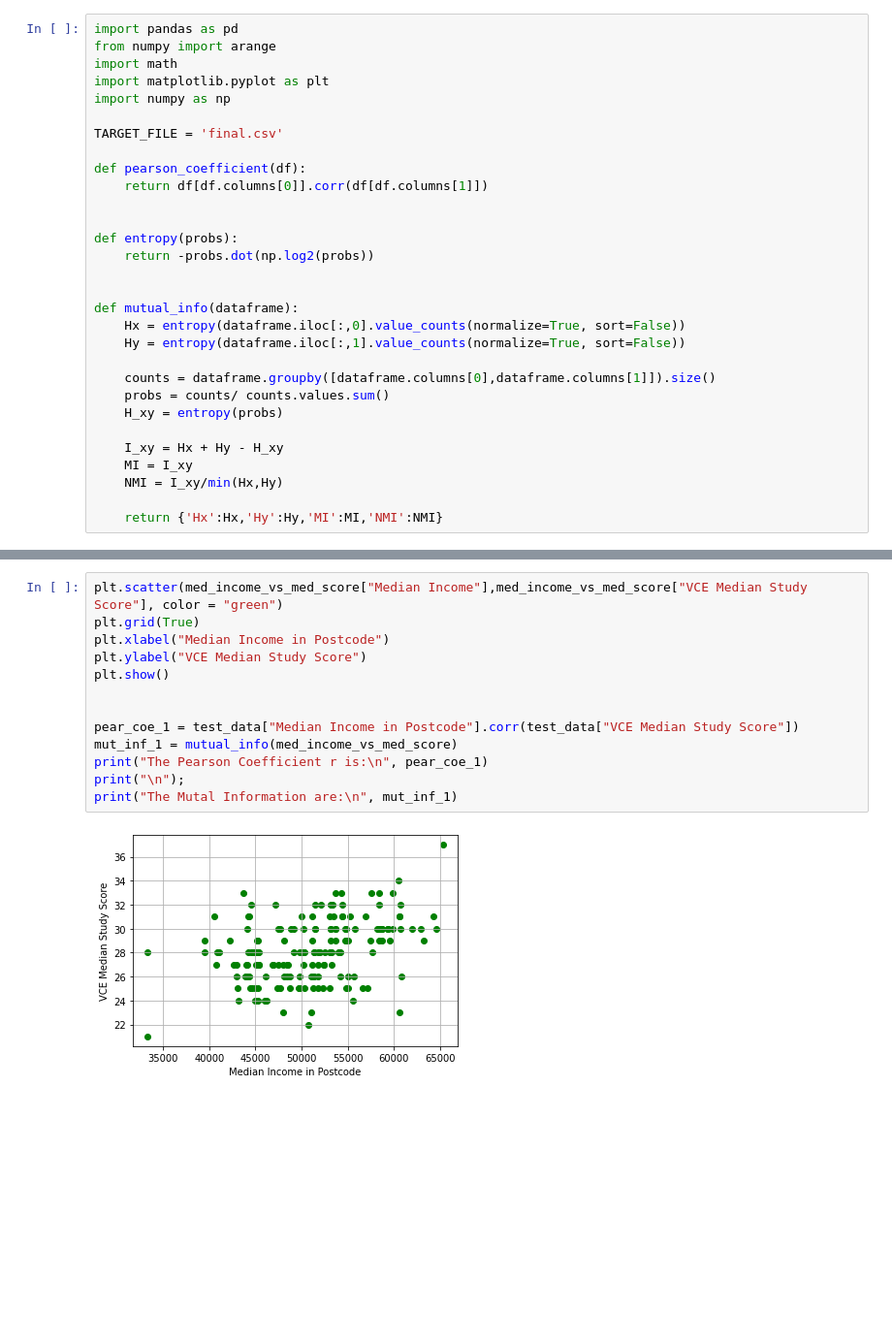
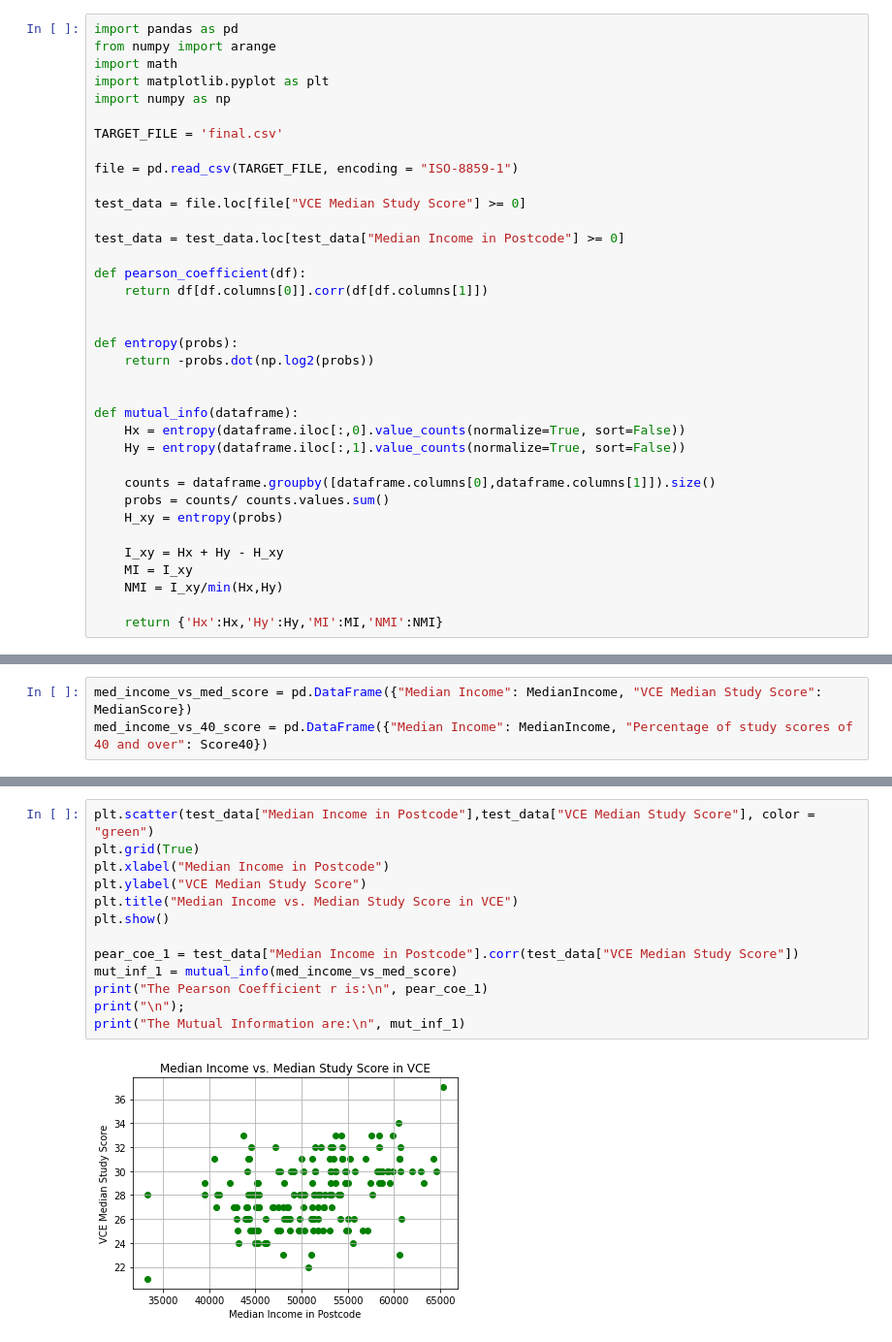
Before and after one commit to Benny-900906/COMP20008-assignment2, a Jupyter notebook: pearson_and_mutal_information.ipynb, the cells around one changed output, grey strips where cells are left out. Shown: that part at 97% size. Saved outputs shown, nothing was run; the diff lists cells and outputs as text; blank space fills up the shorter version.

```diff
--- a/pearson_and_mutal_information.ipynb
+++ b/pearson_and_mutal_information.ipynb
@@ -6,6 +6,12 @@ import matplotlib.pyplot as plt
 import numpy as np
 
 TARGET_FILE = 'final.csv'
+
+file = pd.read_csv(TARGET_FILE, encoding = "ISO-8859-1")
+
+test_data = file.loc[file["VCE Median Study Score"] >= 0]
+
+test_data = test_data.loc[test_data["Median Income in Postcode"] >= 0]
 
 def pearson_coefficient(df):
     return df[df.columns[0]].corr(df[df.columns[1]])
@@ -38,0 +80,3 @@ med_income_vs_40_score = pd.DataFrame({"Median Income":test_data["Median Income
+# %%
+med_income_vs_med_score = pd.DataFrame({"Median Income": MedianIncome, "VCE Median Study Score": MedianScore})
+med_income_vs_40_score = pd.DataFrame({"Median Income": MedianIncome, "Percentage of study scores of 40 and over": Score40})
@@ -39,18 +104,18 @@ med_income_vs_40_score = pd.DataFrame({"Median Income":test_data["Median Income
 # %%
-plt.scatter(med_income_vs_med_score["Median Income"],med_income_vs_med_score["VCE Median Study Score"], color = "green")
+plt.scatter(test_data["Median Income in Postcode"],test_data["VCE Median Study Score"], color = "green")
 plt.grid(True)
 plt.xlabel("Median Income in Postcode")
 plt.ylabel("VCE Median Study Score")
+plt.title("Median Income vs. Median Study Score in VCE")
 plt.show()
-
 
 pear_coe_1 = test_data["Median Income in Postcode"].corr(test_data["VCE Median Study Score"])
 mut_inf_1 = mutual_info(med_income_vs_med_score)
 print("The Pearson Coefficient r is:\n", pear_coe_1)
 print("\n");
-print("The Mutal Information are:\n", mut_inf_1)
+print("The Mutual Information are:\n", mut_inf_1)
 # %% [output]
-[figure, old version]
+[figure, new version]
 The Pearson Coefficient r is:
  0.3979223971750898
 
```
Also changed, not shown: parts of 5 cells of this notebook, 1 other file.
